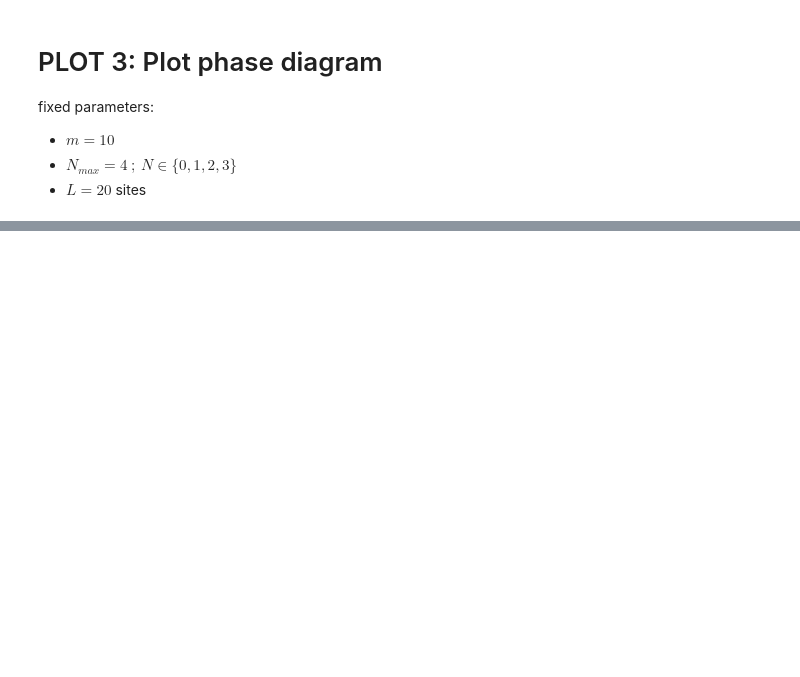
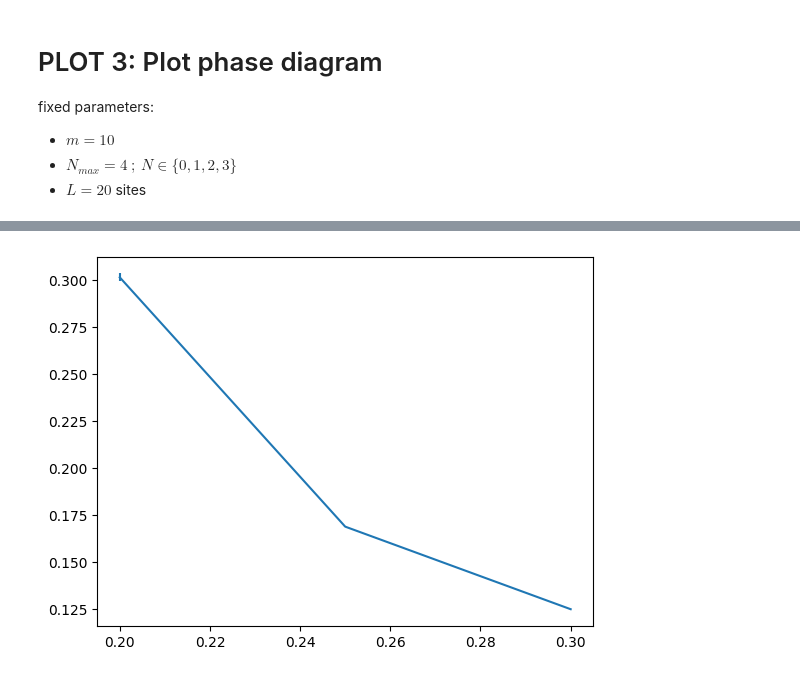
Before and after one commit to ScoomenstheMumens/Numerical-Methods-for-Physics, a Jupyter notebook: DMRG/plot_results.ipynb, the cells around one changed output, grey strips where cells are left out. Cells and saved outputs as stored; diff of their text form; code cells hidden in the pictures; blank space fills up the shorter version.

```diff
--- a/DMRG/plot_results.ipynb
+++ b/DMRG/plot_results.ipynb
@@ -126,0 +219,5 @@ plt.show()
+# %%
+plt.errorbar(Js_corr[3:], Ks, dKs)
+plt.show()
+# %% [output]
+[figure, added]
```
Also changed, not shown: parts of 9 cells of this notebook, 4 other files.
